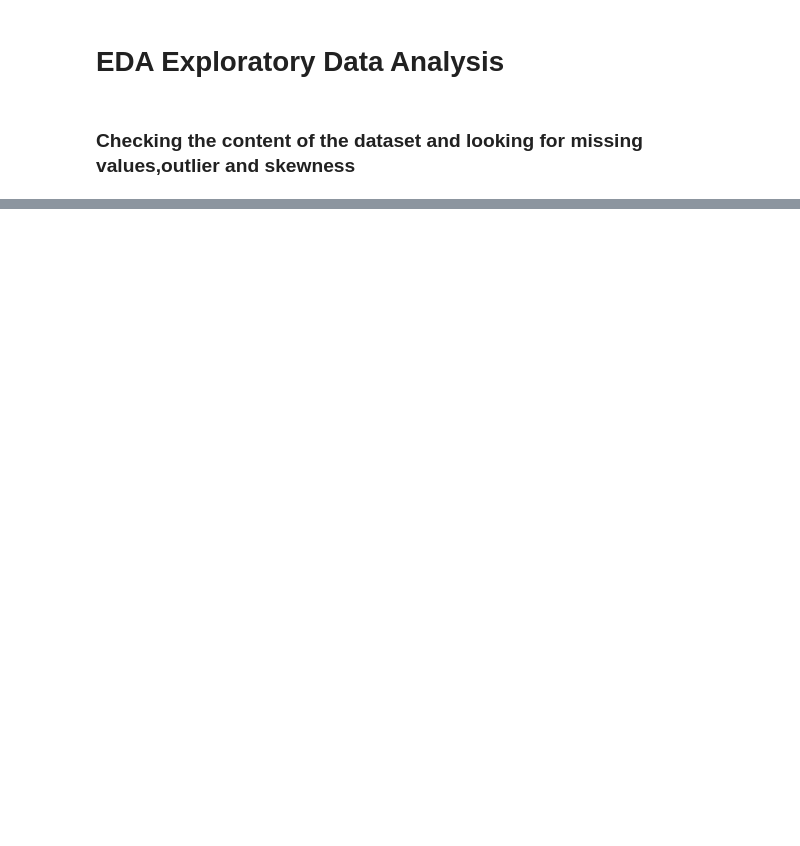
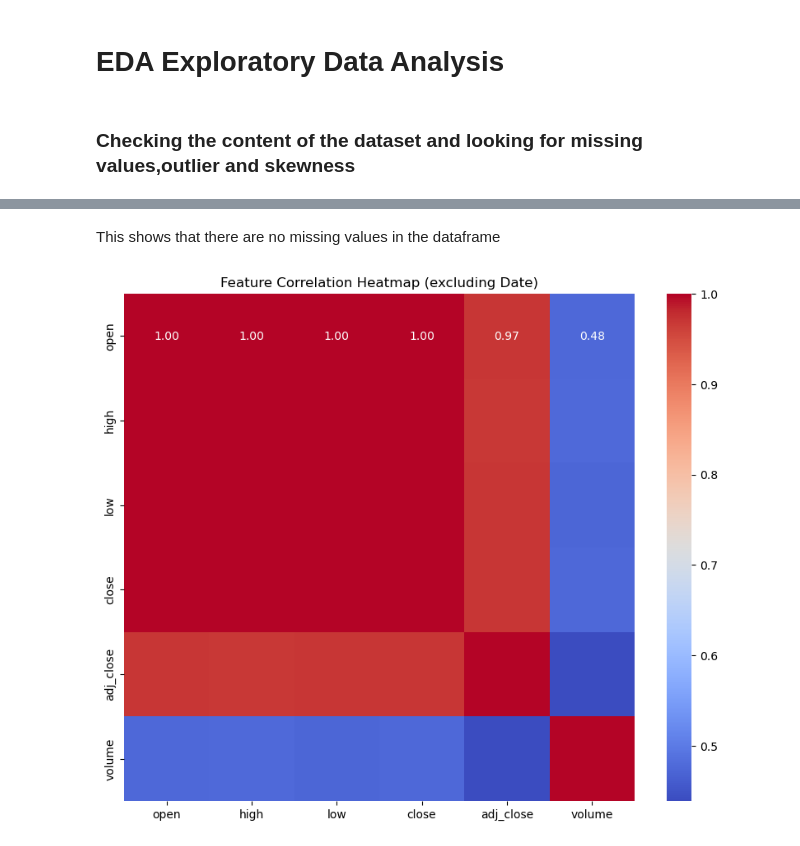
Before and after one commit to JuliusViktor/Analysis_of_Coca_Cola_Stock_Market, a Jupyter notebook: Script/Analysis_Of_Coca_Cola_Stock_Market.ipynb, the cells around one changed output, grey strips where cells are left out. Saved outputs shown, nothing was run; the diff lists cells and outputs as text; code cells hidden in the pictures; blank space fills up the shorter version.

```diff
--- a/Script/Analysis_Of_Coca_Cola_Stock_Market.ipynb
+++ b/Script/Analysis_Of_Coca_Cola_Stock_Market.ipynb
@@ -52,0 +203,11 @@ cola_stock.shape
+# %% [markdown]
+This shows that there are no missing values in the dataframe
+# %%
+#for correlation matrix I will be dropping datetime since its not a float
+corr_matrix = cola_stock.drop(columns=['date']).corr()
+plt.figure(figsize=(10,8))
+sns.heatmap(corr_matrix, annot=True, cmap='coolwarm', fmt=".2f")
+plt.title('Feature Correlation Heatmap (excluding Date)')
+plt.show()
+# %% [output]
+[figure, added]
```
Also changed, not shown: parts of 44 cells of this notebook, 4 other files.
